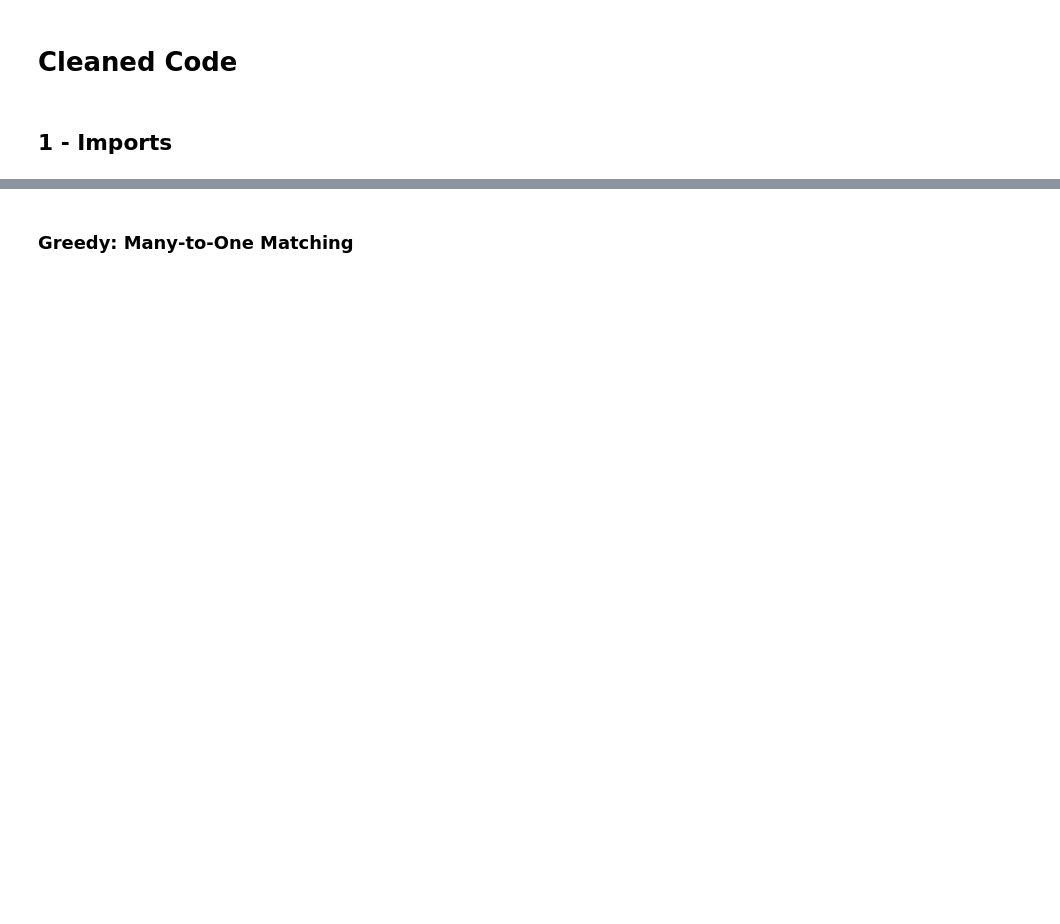
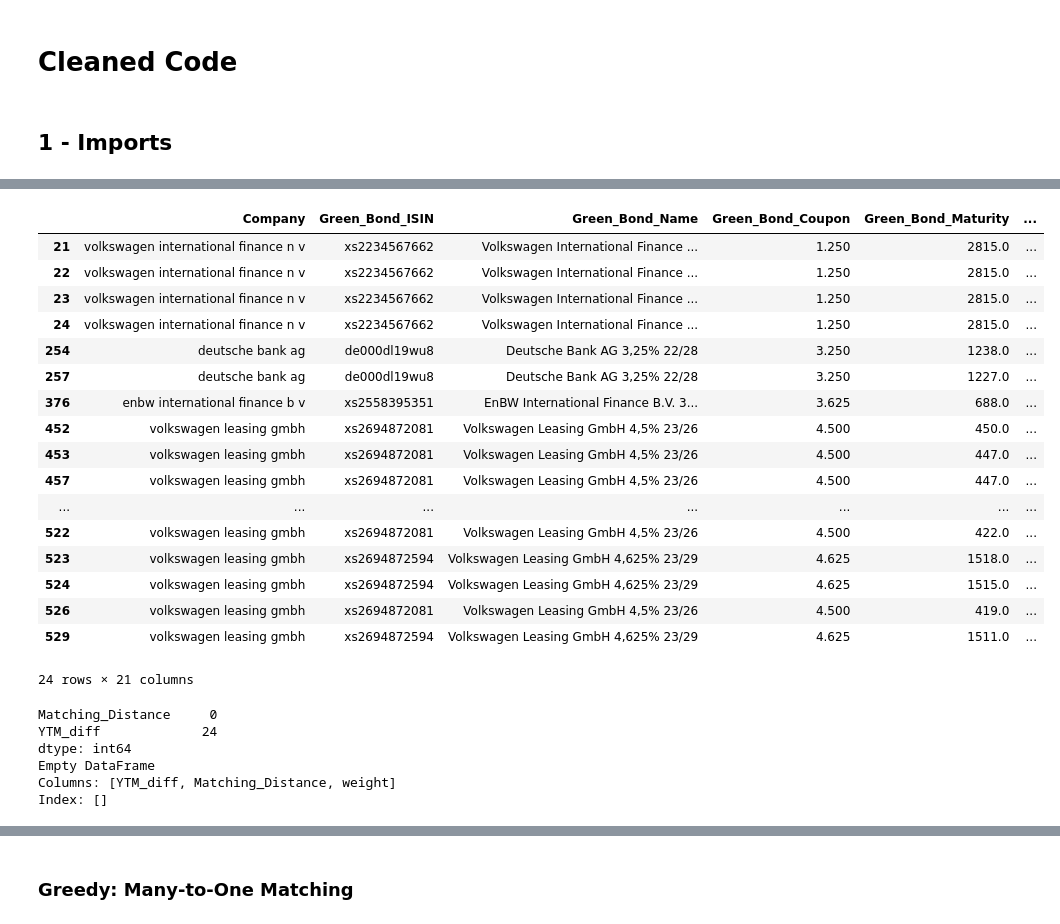
Before and after one commit to Fijiman001/EGR-Empirical-Project, a Jupyter notebook: Econometrics/code_matching_method.ipynb, the cells around one changed output, grey strips where cells are left out. Cells and saved outputs as stored; diff of their text form; code cells hidden in the pictures; blank space fills up the shorter version.

```diff
--- a/Econometrics/code_matching_method.ipynb
+++ b/Econometrics/code_matching_method.ipynb
@@ -774,0 +318,3 @@ def match_green_bonds_one_to_one(df):
+# %%
+# Run the matching function on your prepared DataFrame (e.g., df_matched)
+matched_df = match_green_bonds_one_to_one_all_obs_with_time(df_matched)
@@ -774,0 +580,37 @@ def match_green_bonds_one_to_one(df):
+# %%
+# I want to only see the rows of matched_df where the YTM_diff is na
+matched_df[matched_df['YTM_diff'].isna()]
+# %% [output]
+|  | Company | Green_Bond_ISIN | Green_Bond_Name | Green_Bond_Coupon | Green_Bond_Maturity | ... |
+| 21 | volkswagen international finance n v | xs2234567662 | Volkswagen International Finance ... | 1.250 | 2815.0 | ... |
+| 22 | volkswagen international finance n v | xs2234567662 | Volkswagen International Finance ... | 1.250 | 2815.0 | ... |
+| 23 | volkswagen international finance n v | xs2234567662 | Volkswagen International Finance ... | 1.250 | 2815.0 | ... |
+| 24 | volkswagen international finance n v | xs2234567662 | Volkswagen International Finance ... | 1.250 | 2815.0 | ... |
+| 254 | deutsche bank ag | de000dl19wu8 | Deutsche Bank AG 3,25% 22/28 | 3.250 | 1238.0 | ... |
+| 257 | deutsche bank ag | de000dl19wu8 | Deutsche Bank AG 3,25% 22/28 | 3.250 | 1227.0 | ... |
+| 376 | enbw international finance b v | xs2558395351 | EnBW International Finance B.V. 3... | 3.625 | 688.0 | ... |
+| 452 | volkswagen leasing gmbh | xs2694872081 | Volkswagen Leasing GmbH 4,5% 23/26 | 4.500 | 450.0 | ... |
+| 453 | volkswagen leasing gmbh | xs2694872081 | Volkswagen Leasing GmbH 4,5% 23/26 | 4.500 | 447.0 | ... |
+| 457 | volkswagen leasing gmbh | xs2694872081 | Volkswagen Leasing GmbH 4,5% 23/26 | 4.500 | 447.0 | ... |
+| ... | ... | ... | ... | ... | ... | ... |
+| 522 | volkswagen leasing gmbh | xs2694872081 | Volkswagen Leasing GmbH 4,5% 23/26 | 4.500 | 422.0 | ... |
+| 523 | volkswagen leasing gmbh | xs2694872594 | Volkswagen Leasing GmbH 4,625% 23/29 | 4.625 | 1518.0 | ... |
+| 524 | volkswagen leasing gmbh | xs2694872594 | Volkswagen Leasing GmbH 4,625% 23/29 | 4.625 | 1515.0 | ... |
+| 526 | volkswagen leasing gmbh | xs2694872081 | Volkswagen Leasing GmbH 4,5% 23/26 | 4.500 | 419.0 | ... |
+| 529 | volkswagen leasing gmbh | xs2694872594 | Volkswagen Leasing GmbH 4,625% 23/29 | 4.625 | 1511.0 | ... |
+24 rows × 21 columns
+# %%
+print(matched_df[['Matching_Distance', 'YTM_diff']].isna().sum())
+# Find a specific date that shows NaN for the weighted_mean
+problematic_date = daily_stats.loc[daily_stats['weighted_mean'].isna(), 'pair_date'].iloc[0]
+
+# Look at the rows for that date
+group = matched_df[matched_df['pair_date'] == problematic_date]
+print(group[['YTM_diff', 'Matching_Distance', 'weight']])
+# %% [output]
+Matching_Distance     0
+YTM_diff             24
+dtype: int64
+Empty DataFrame
+Columns: [YTM_diff, Matching_Distance, weight]
+Index: []
```
Also changed, not shown: parts of 43 cells of this notebook, 2 other files.
